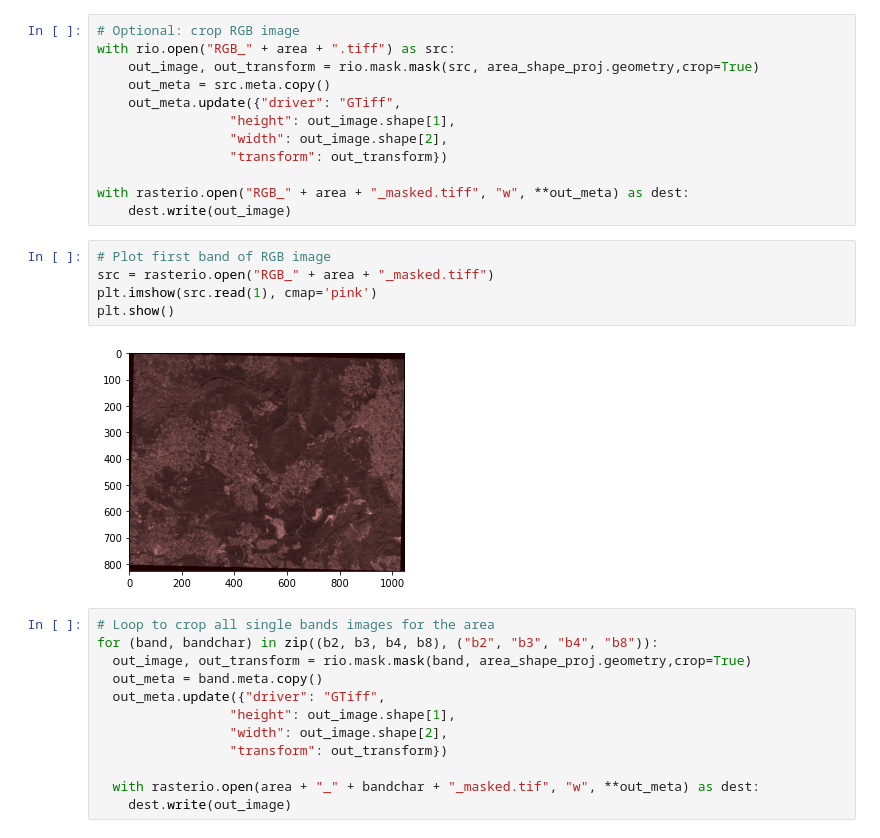
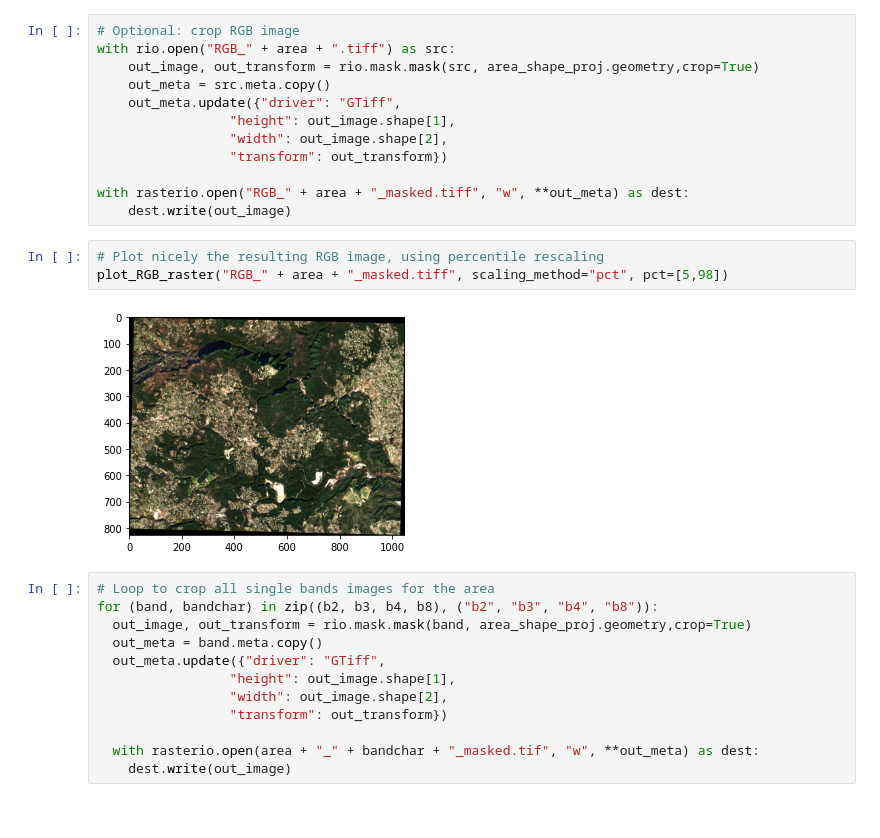
Before and after one commit to carolinestehle/how-green-is, a Jupyter notebook: notebooks/Create_shapefile_and_tiff_from_geo_coord.ipynb, the cells around one changed output. Cells and saved outputs as stored; diff of their text form.

```diff
--- a/notebooks/Create_shapefile_and_tiff_from_geo_coord.ipynb
+++ b/notebooks/Create_shapefile_and_tiff_from_geo_coord.ipynb
@@ -409,13 +428,11 @@ with rio.open("RGB_" + area + ".tiff") as src:
 
 with rasterio.open("RGB_" + area + "_masked.tiff", "w", **out_meta) as dest:
     dest.write(out_image)
-# %%
-# Plot first band of RGB image
-src = rasterio.open("RGB_" + area + "_masked.tiff")
-plt.imshow(src.read(1), cmap='pink')
-plt.show()
-# %% [output]
-[figure, removed]
+# %%
+# Plot nicely the resulting RGB image, using percentile rescaling
+plot_RGB_raster("RGB_" + area + "_masked.tiff", scaling_method="pct", pct=[5,98])
+# %% [output]
+[figure, added]
 # %%
 # Loop to crop all single bands images for the area
 for (band, bandchar) in zip((b2, b3, b4, b8), ("b2", "b3", "b4", "b8")):
```
Also changed, not shown: parts of 30 cells of this notebook, 1 other file.
